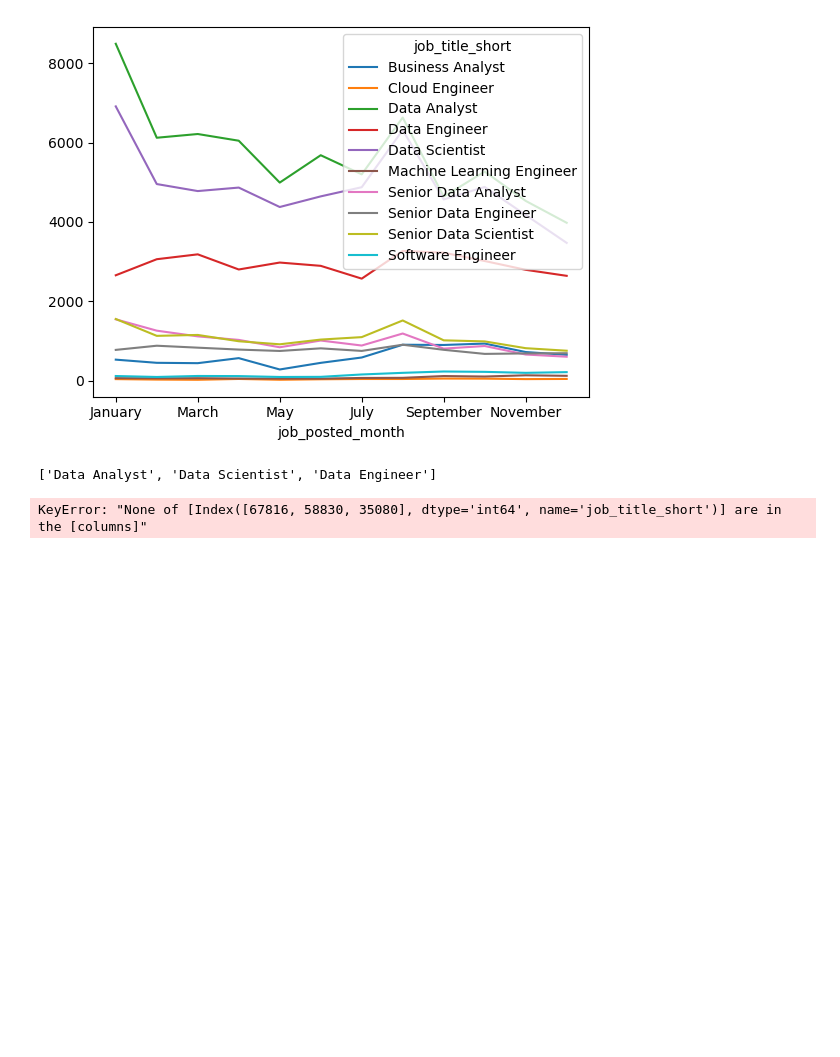
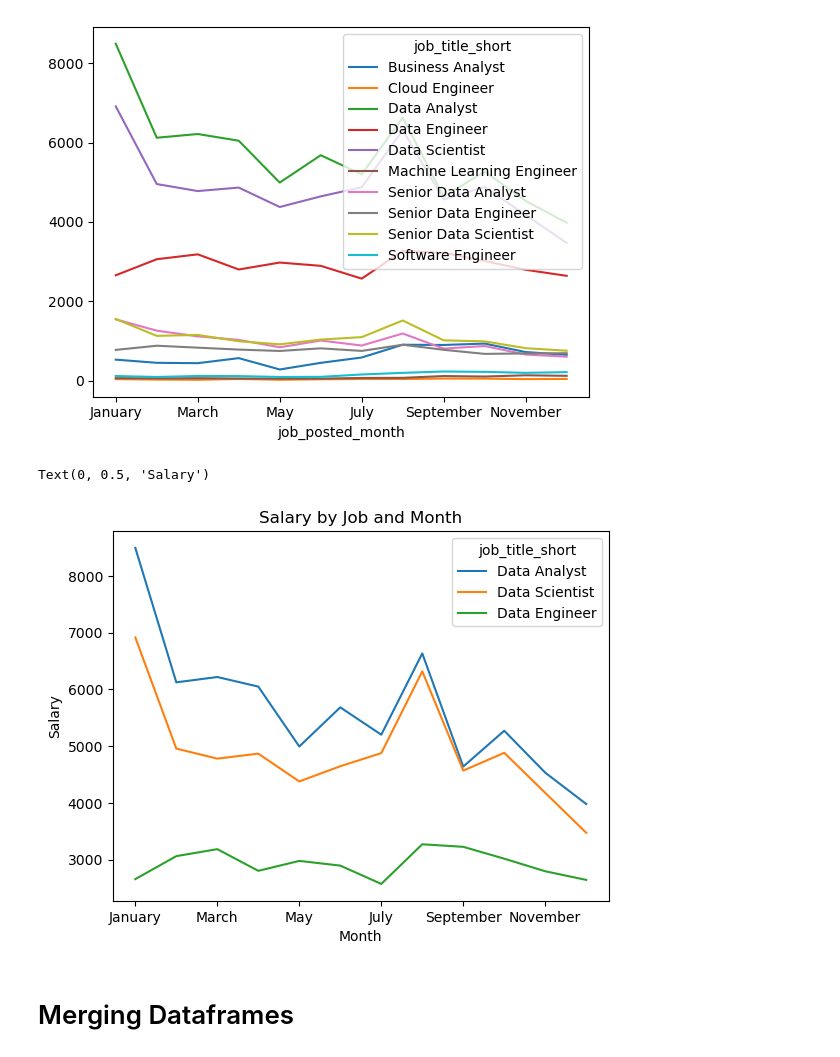
Before and after one commit to Aarthi-T/Job-Data-Project, a Jupyter notebook: 2-Advanced/2_Data transformation and viz.ipynb, the cells around one changed output. Cells and saved outputs as stored; diff of their text form; code cells hidden in the pictures; blank space fills up the shorter version.

```diff
--- a/2-Advanced/2_Data transformation and viz.ipynb
+++ b/2-Advanced/2_Data transformation and viz.ipynb
@@ -321,10 +318,14 @@ df_US_pivot.plot(kind='line')
 [figure]
 # %%
 TOP_3 = df_US['job_title_short'].value_counts().head(3)
-TOP_3.index.to_list()
+TOP_3 = TOP_3.index.to_list()
-# %% [output]
-['Data Analyst', 'Data Scientist', 'Data Engineer']
-# %%
-df_US_pivot[TOP_3].plot(kind='line')
-# %% [output]
-KeyError: "None of [Index([67816, 58830, 35080], dtype='int64', name='job_title_short')] are in the [columns]"
+# %%
+df_US_pivot[TOP_3].plot(kind='line')
+plt.title('Salary by Job and Month')
+plt.xlabel('Month')
+plt.ylabel('Salary')
+# %% [output]
+Text(0, 0.5, 'Salary')
+[figure, added]
+# %% [markdown]
+# Merging Dataframes
```
Also changed, not shown: parts of 42 cells of this notebook, 16 other files.
